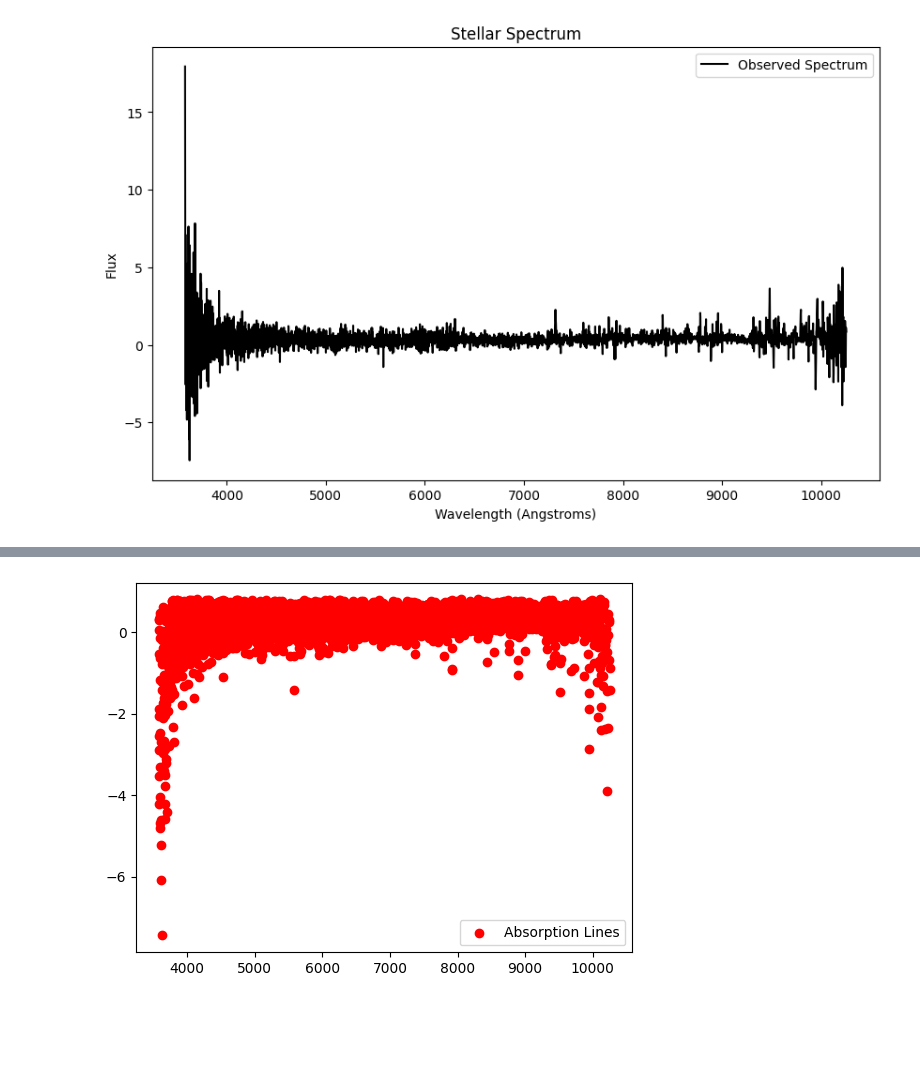
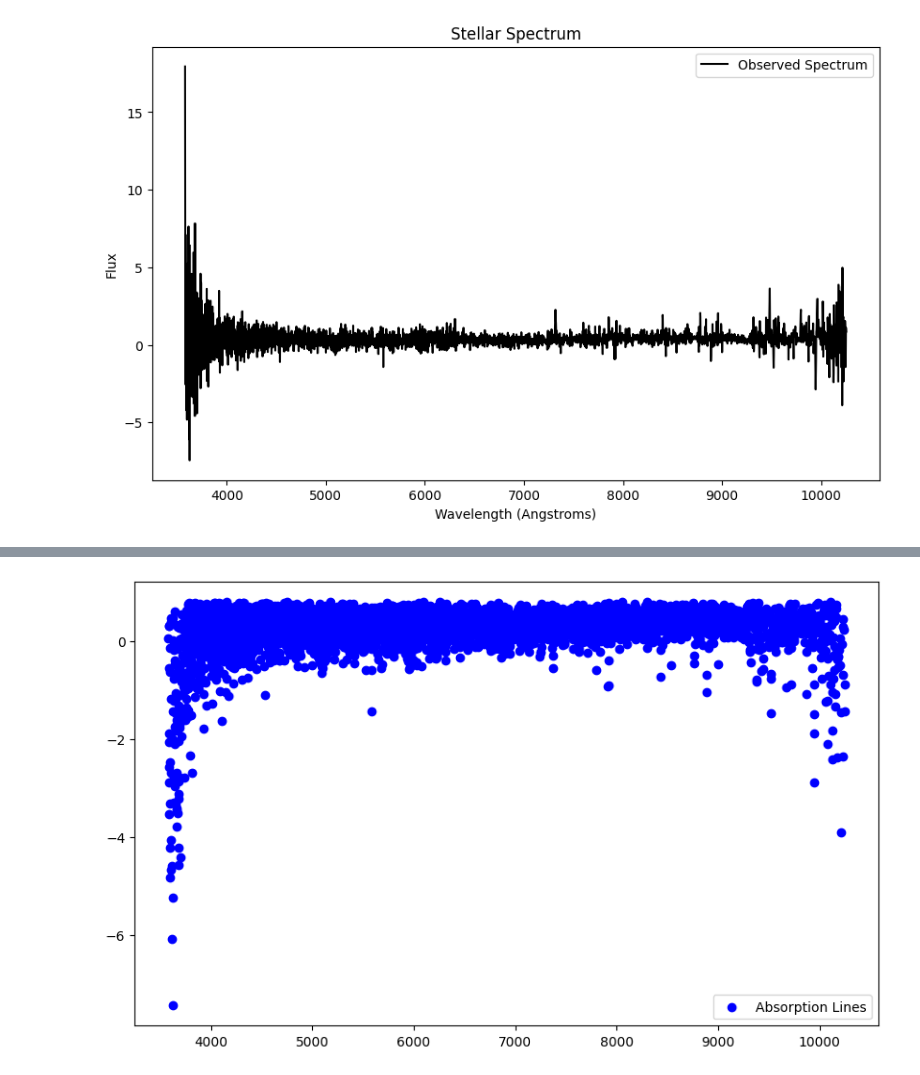
Before and after one commit to deltorobarba/astrophysics, a Jupyter notebook: stellar_spectrum.ipynb, the cells around one changed output, grey strips where cells are left out. Cells and saved outputs as stored; diff of their text form; code cells hidden in the pictures; blank space fills up the shorter version.

```diff
--- a/stellar_spectrum.ipynb
+++ b/stellar_spectrum.ipynb
@@ -111,9 +121,10 @@ plt.show()
 # %%
 # Identify Spectral Lines (Simplified, finds absorption lines based on flux theeshold)
 # (Normally, use line lists and sophisticated algorithms
 absorption_lines = np.where(flux < 0.8)[0]  # Assuming strong lines have flux < 0.8
-plt.scatter(wavelength[absorption_lines], flux[absorption_lines], color='r', marker='o', label='Absorption Lines')
+plt.figure(figsize=(10, 6))
+plt.scatter(wavelength[absorption_lines], flux[absorption_lines], color='b', marker='o', label='Absorption Lines')
 plt.legend()
 plt.show()
 # %% [output]
-[figure, old version]
+[figure, new version]
```
Also changed, not shown: parts of 6 cells of this notebook.
